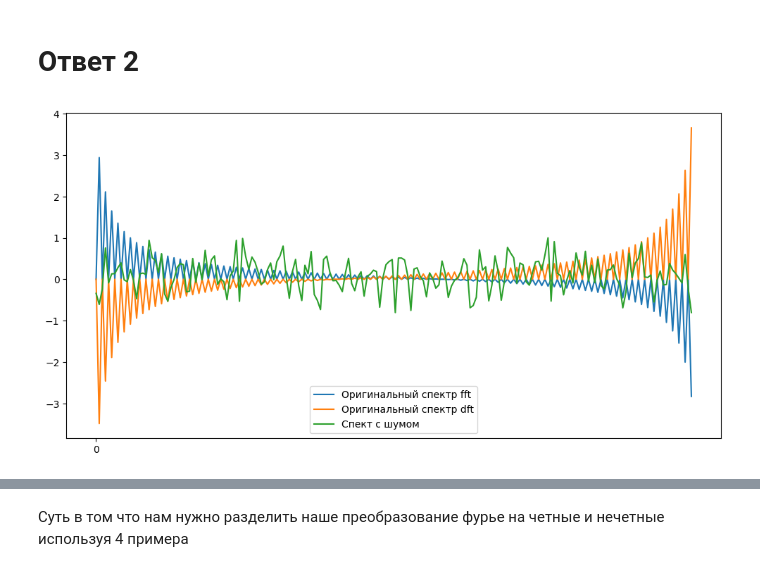
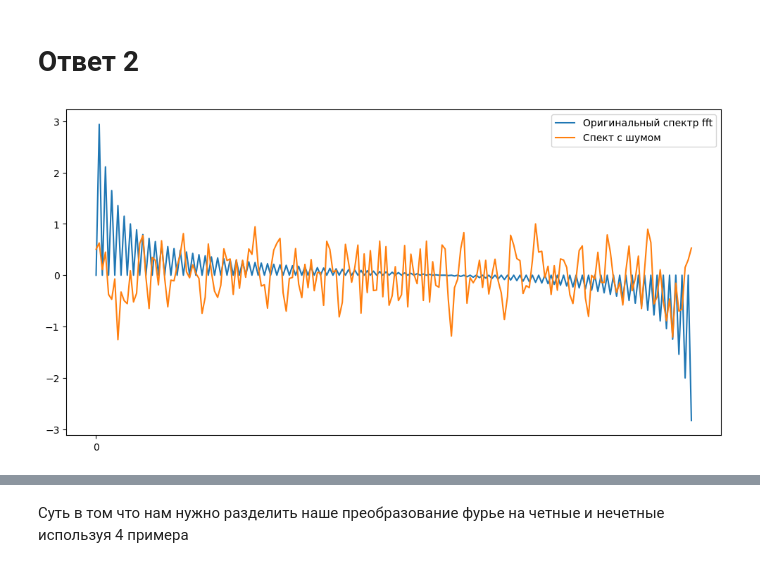
Before and after one commit to EmelyanovAlexey/digital_signal, a Jupyter notebook: lab_2.ipynb, the cells around one changed output, grey strips where cells are left out. Drawn from its saved outputs; the diff is of its cells as text; code cells hidden in the pictures.

```diff
--- a/lab_2.ipynb
+++ b/lab_2.ipynb
@@ -180,23 +182,23 @@ origin_signal = np.array([x2(t) for t in time_series])
 # %%
 noise = np.random.normal(0, 1, origin_signal.shape)
 
 noise_signal = origin_signal + noise
 
 spectr_impulse_dft = DFT_slow(origin_signal)[4:-4]
 spectr_impulse_fft = np.fft.fft(origin_signal)[4:-4]
 noised_impulse_fft = np.fft.fft(noise_signal)[4:-4]
 
 
 fig = plt.figure(figsize=(12, 6))
 
 plt.plot(spectr_impulse_fft/np.max(spectr_impulse_fft), label="Оригинальный спектр fft")
-plt.plot(spectr_impulse_dft/np.max(spectr_impulse_dft), label="Оригинальный спектр dft")
+# plt.plot(spectr_impulse_dft/np.max(spectr_impulse_dft), label="Оригинальный спектр dft")
 plt.plot(noised_impulse_fft/np.max(noised_impulse_fft), label="Спект с шумом")
 plt.legend()
 plt.xticks([0])
 plt.show()
 # %% [output]
-[figure, old version]
+[figure, new version]
 # %% [markdown]
 ![Alt text](image-2.png)
 # %% [markdown]
```
Also changed, not shown: parts of 2 cells of this notebook, 10 other files.
